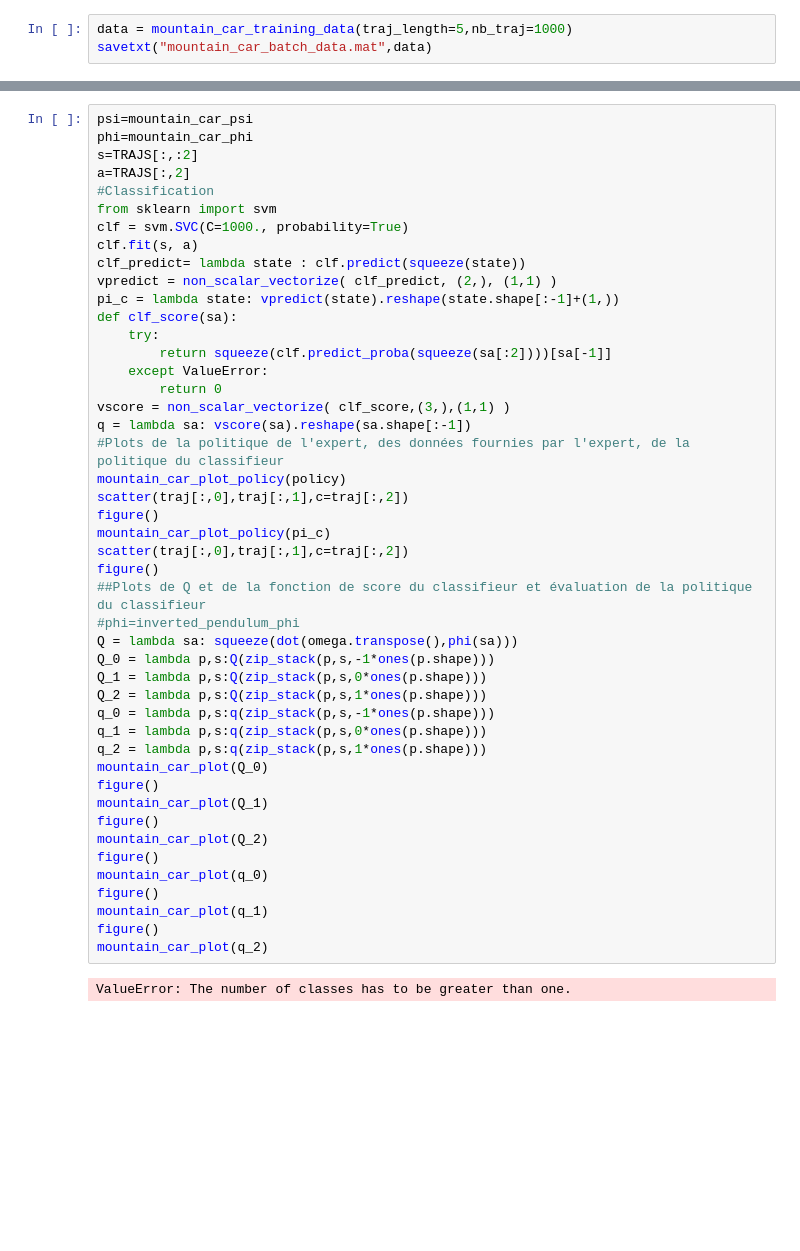
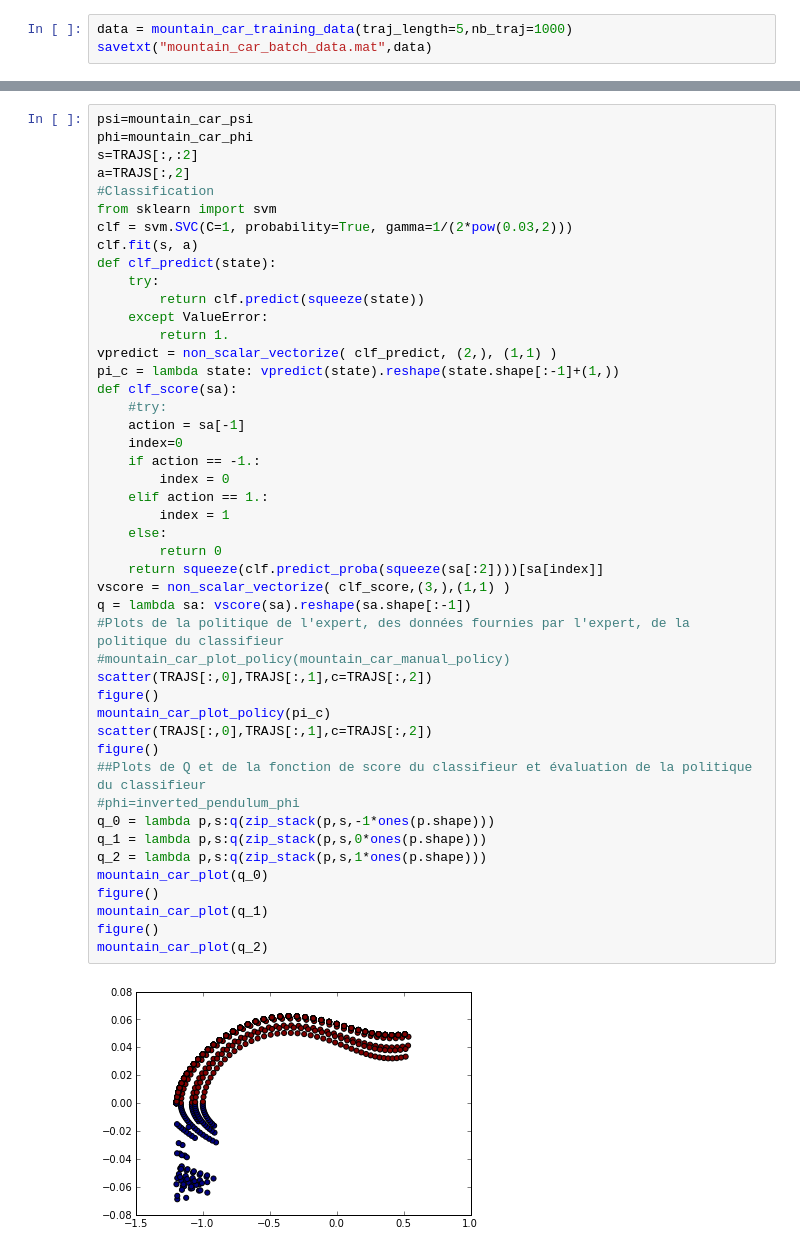
Before and after one commit to edouardklein/RL-and-IRL, a Jupyter notebook: Exp4.ipynb, the cells around one changed output, grey strips where cells are left out. Saved outputs shown, nothing was run; the diff lists cells and outputs as text; blank space fills up the shorter version.

```diff
--- a/Exp4.ipynb
+++ b/Exp4.ipynb
@@ -244,48 +237,48 @@ for t in TRAJS:
 # %%
 psi=mountain_car_psi
 phi=mountain_car_phi
 s=TRAJS[:,:2]
 a=TRAJS[:,2]
 #Classification
 from sklearn import svm
-clf = svm.SVC(C=1000., probability=True)
+clf = svm.SVC(C=1, probability=True, gamma=1/(2*pow(0.03,2)))
 clf.fit(s, a)
-clf_predict= lambda state : clf.predict(squeeze(state))
+def clf_predict(state):
+    try:
+        return clf.predict(squeeze(state))
+    except ValueError:
+        return 1.
 vpredict = non_scalar_vectorize( clf_predict, (2,), (1,1) )
 pi_c = lambda state: vpredict(state).reshape(state.shape[:-1]+(1,))
 def clf_score(sa):
-    try:
-        return squeeze(clf.predict_proba(squeeze(sa[:2])))[sa[-1]]
-    except ValueError:
+    #try:
+    action = sa[-1]
+    index=0
+    if action == -1.:
+        index = 0
+    elif action == 1.:
+        index = 1
+    else:
         return 0
+    return squeeze(clf.predict_proba(squeeze(sa[:2])))[sa[index]]
 vscore = non_scalar_vectorize( clf_score,(3,),(1,1) )
 q = lambda sa: vscore(sa).reshape(sa.shape[:-1])
 #Plots de la politique de l'expert, des données fournies par l'expert, de la politique du classifieur
-mountain_car_plot_policy(policy)
-scatter(traj[:,0],traj[:,1],c=traj[:,2])
+#mountain_car_plot_policy(mountain_car_manual_policy)
+scatter(TRAJS[:,0],TRAJS[:,1],c=TRAJS[:,2])
 figure()
 mountain_car_plot_policy(pi_c)
-scatter(traj[:,0],traj[:,1],c=traj[:,2])
+scatter(TRAJS[:,0],TRAJS[:,1],c=TRAJS[:,2])
 figure()
 ##Plots de Q et de la fonction de score du classifieur et évaluation de la politique du classifieur
 #phi=inverted_pendulum_phi
-Q = lambda sa: squeeze(dot(omega.transpose(),phi(sa)))
-Q_0 = lambda p,s:Q(zip_stack(p,s,-1*ones(p.shape)))
-Q_1 = lambda p,s:Q(zip_stack(p,s,0*ones(p.shape)))
-Q_2 = lambda p,s:Q(zip_stack(p,s,1*ones(p.shape)))
 q_0 = lambda p,s:q(zip_stack(p,s,-1*ones(p.shape)))
 q_1 = lambda p,s:q(zip_stack(p,s,0*ones(p.shape)))
 q_2 = lambda p,s:q(zip_stack(p,s,1*ones(p.shape)))
-mountain_car_plot(Q_0)
-figure()
-mountain_car_plot(Q_1)
-figure()
-mountain_car_plot(Q_2)
-figure()
 mountain_car_plot(q_0)
 figure()
 mountain_car_plot(q_1)
 figure()
 mountain_car_plot(q_2)
 # %% [output]
-ValueError: The number of classes has to be greater than one.
+[figure, added]
```
Also changed, not shown: parts of 17 cells of this notebook, 1 other file.
